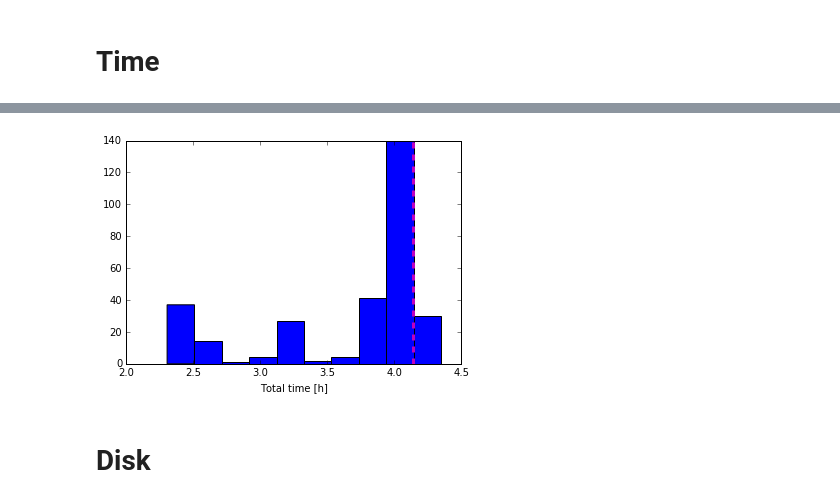
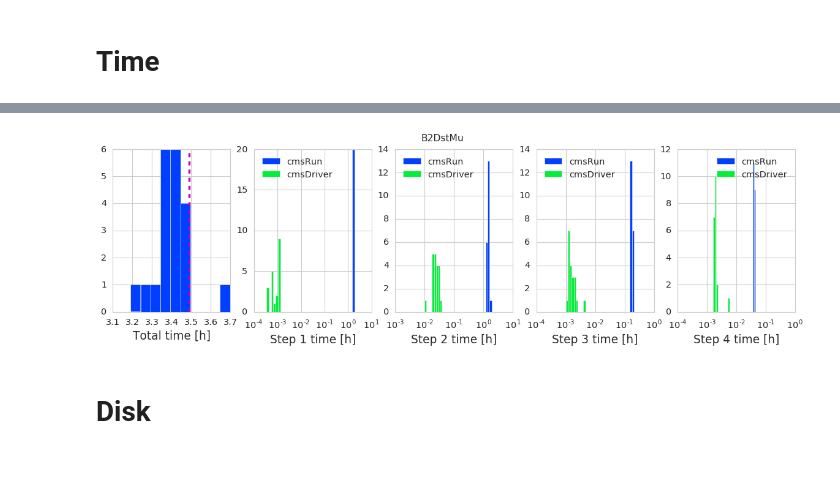
Before and after one commit to ocerri/BPH_RD_Analysis, a Jupyter notebook: scripts/generation_breakdown_jobs.ipynb, the cells around one changed output, grey strips where cells are left out. Cells and saved outputs as stored; diff of their text form; code cells hidden in the pictures; blank space fills up the shorter version.

```diff
--- a/scripts/generation_breakdown_jobs.ipynb
+++ b/scripts/generation_breakdown_jobs.ipynb
@@ -221,10 +212,22 @@ Error in job 22
-# %%
-bins = plt.hist(d.tot_time/3600)
-plt.xlabel('Total time [h]')
-x = np.percentile(d.tot_time, 90)/3600
-plt.plot([x,x], [0,np.max(bins[0])], 'm--', lw=3);
-# %% [output]
-[figure, removed]
+# %%
+for name, d in outDic.iteritems():
+    fig, ax = plt.subplots(1, 5, figsize=(16,4))
+    fig.suptitle(name)
+    bins = ax[0].hist(d.tot_time/3600, label='cmsRun')
+    x = np.percentile(d.tot_time, 90)/3600
+    ax[0].plot([x,x], [0,np.max(bins[0])], 'm--', lw=3)
+    ax[0].set_xlabel('Total time [h]'.format(i))
+    for i in range(1,5):
+        m = min(np.min(d.run_time[:,i-1]), np.min(d.driver_time[:,i-1]))/3600
+        M = max(np.max(d.run_time[:,i-1]), np.max(d.driver_time[:,i-1]))/3600
+        bins = np.logspace(np.log10(0.5*m), np.log10(5*M), 50)
+        ax[i].hist(d.run_time[:,i-1]/3600, bins=bins, label='cmsRun')
+        ax[i].hist(d.driver_time[:,i-1]/3600, bins=bins, label='cmsDriver')
+        ax[i].set_xlabel('Step {} time [h]'.format(i))
+        ax[i].legend(loc='best')
+        ax[i].set_xscale('log')
+# %% [output]
+[figure, added]
 # %% [markdown]
 # Disk
 # %%
```
Also changed, not shown: parts of 8 cells of this notebook, 9 other files.
